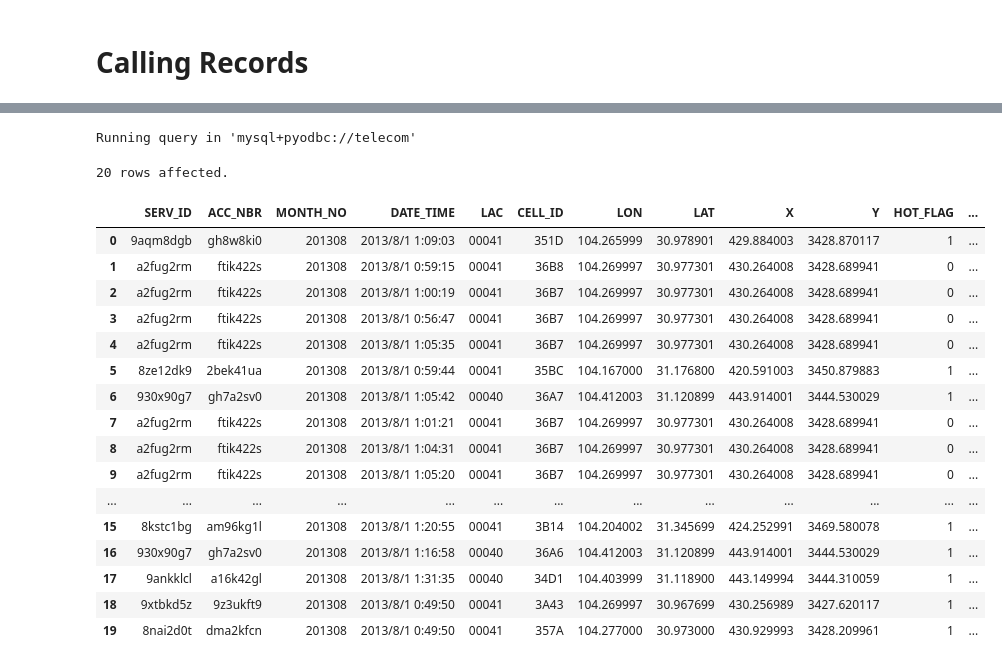
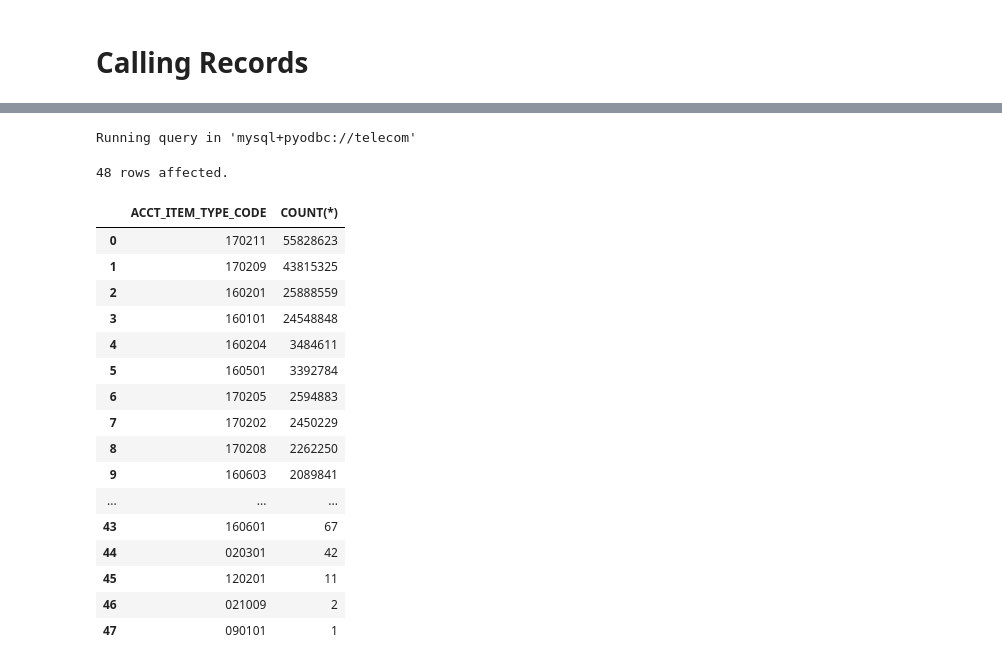
Before and after one commit to githubjacky/telecom, a Jupyter notebook: notebooks/data_info/raw/calling_records.ipynb, the cells around one changed output, grey strips where cells are left out. Cells and saved outputs as stored; diff of their text form; code cells hidden in the pictures.

```diff
--- a/notebooks/data_info/raw/calling_records.ipynb
+++ b/notebooks/data_info/raw/calling_records.ipynb
@@ -56,26 +108,29 @@ Running query in 'mysql+pyodbc://telecom'
 # %%
 %%sql
 
-SELECT *
-FROM sample_sight_201308
-LIMIT 20;
+SELECT
+    ACCT_ITEM_TYPE_CODE,
+    COUNT(*)
+FROM serv_acct_item_0838_201308
+GROUP BY  ACCT_ITEM_TYPE_CODE
+ORDER BY COUNT(*) DESC
 # %% [output]
 Running query in 'mysql+pyodbc://telecom'
-20 rows affected.
+48 rows affected.
-|  | SERV_ID | ACC_NBR | MONTH_NO | DATE_TIME | LAC | CELL_ID | LON | LAT | X | Y | HOT_FLAG | ... |
-| 0 | 9aqm8dgb | gh8w8ki0 | 201308 | 2013/8/1 1:09:03 | 00041 | 351D | 104.265999 | 30.978901 | 429.884003 | 3428.870117 | 1 | ... |
-| 1 | a2fug2rm | ftik422s | 201308 | 2013/8/1 0:59:15 | 00041 | 36B8 | 104.269997 | 30.977301 | 430.264008 | 3428.689941 | 0 | ... |
-| 2 | a2fug2rm | ftik422s | 201308 | 2013/8/1 1:00:19 | 00041 | 36B7 | 104.269997 | 30.977301 | 430.264008 | 3428.689941 | 0 | ... |
-| 3 | a2fug2rm | ftik422s | 201308 | 2013/8/1 0:56:47 | 00041 | 36B7 | 104.269997 | 30.977301 | 430.264008 | 3428.689941 | 0 | ... |
-| 4 | a2fug2rm | ftik422s | 201308 | 2013/8/1 1:05:35 | 00041 | 36B7 | 104.269997 | 30.977301 | 430.264008 | 3428.689941 | 0 | ... |
-| 5 | 8ze12dk9 | 2bek41ua | 201308 | 2013/8/1 0:59:44 | 00041 | 35BC | 104.167000 | 31.176800 | 420.591003 | 3450.879883 | 1 | ... |
-| 6 | 930x90g7 | gh7a2sv0 | 201308 | 2013/8/1 1:05:42 | 00040 | 36A7 | 104.412003 | 31.120899 | 443.914001 | 3444.530029 | 1 | ... |
-| 7 | a2fug2rm | ftik422s | 201308 | 2013/8/1 1:01:21 | 00041 | 36B7 | 104.269997 | 30.977301 | 430.264008 | 3428.689941 | 0 | ... |
-| 8 | a2fug2rm | ftik422s | 201308 | 2013/8/1 1:04:31 | 00041 | 36B7 | 104.269997 | 30.977301 | 430.264008 | 3428.689941 | 0 | ... |
-| 9 | a2fug2rm | ftik422s | 201308 | 2013/8/1 1:05:20 | 00041 | 36B7 | 104.269997 | 30.977301 | 430.264008 | 3428.689941 | 0 | ... |
-| ... | ... | ... | ... | ... | ... | ... | ... | ... | ... | ... | ... | ... |
-| 15 | 8kstc1bg | am96kg1l | 201308 | 2013/8/1 1:20:55 | 00041 | 3B14 | 104.204002 | 31.345699 | 424.252991 | 3469.580078 | 1 | ... |
-| 16 | 930x90g7 | gh7a2sv0 | 201308 | 2013/8/1 1:16:58 | 00040 | 36A6 | 104.412003 | 31.120899 | 443.914001 | 3444.530029 | 1 | ... |
-| 17 | 9ankklcl | a16k42gl | 201308 | 2013/8/1 1:31:35 | 00040 | 34D1 | 104.403999 | 31.118900 | 443.149994 | 3444.310059 | 1 | ... |
-| 18 | 9xtbkd5z | 9z3ukft9 | 201308 | 2013/8/1 0:49:50 | 00041 | 3A43 | 104.269997 | 30.967699 | 430.256989 | 3427.620117 | 1 | ... |
-| 19 | 8nai2d0t | dma2kfcn | 201308 | 2013/8/1 0:49:50 | 00041 | 357A | 104.277000 | 30.973000 | 430.929993 | 3428.209961 | 1 | ... |
+|  | ACCT_ITEM_TYPE_CODE | COUNT(*) |
+| 0 | 170211 | 55828623 |
+| 1 | 170209 | 43815325 |
+| 2 | 160201 | 25888559 |
+| 3 | 160101 | 24548848 |
+| 4 | 160204 | 3484611 |
+| 5 | 160501 | 3392784 |
+| 6 | 170205 | 2594883 |
+| 7 | 170202 | 2450229 |
+| 8 | 170208 | 2262250 |
+| 9 | 160603 | 2089841 |
+| ... | ... | ... |
+| 43 | 160601 | 67 |
+| 44 | 020301 | 42 |
+| 45 | 120201 | 11 |
+| 46 | 021009 | 2 |
+| 47 | 090101 | 1 |
```
Also changed, not shown: parts of 41 cells of this notebook, 4 other files.
